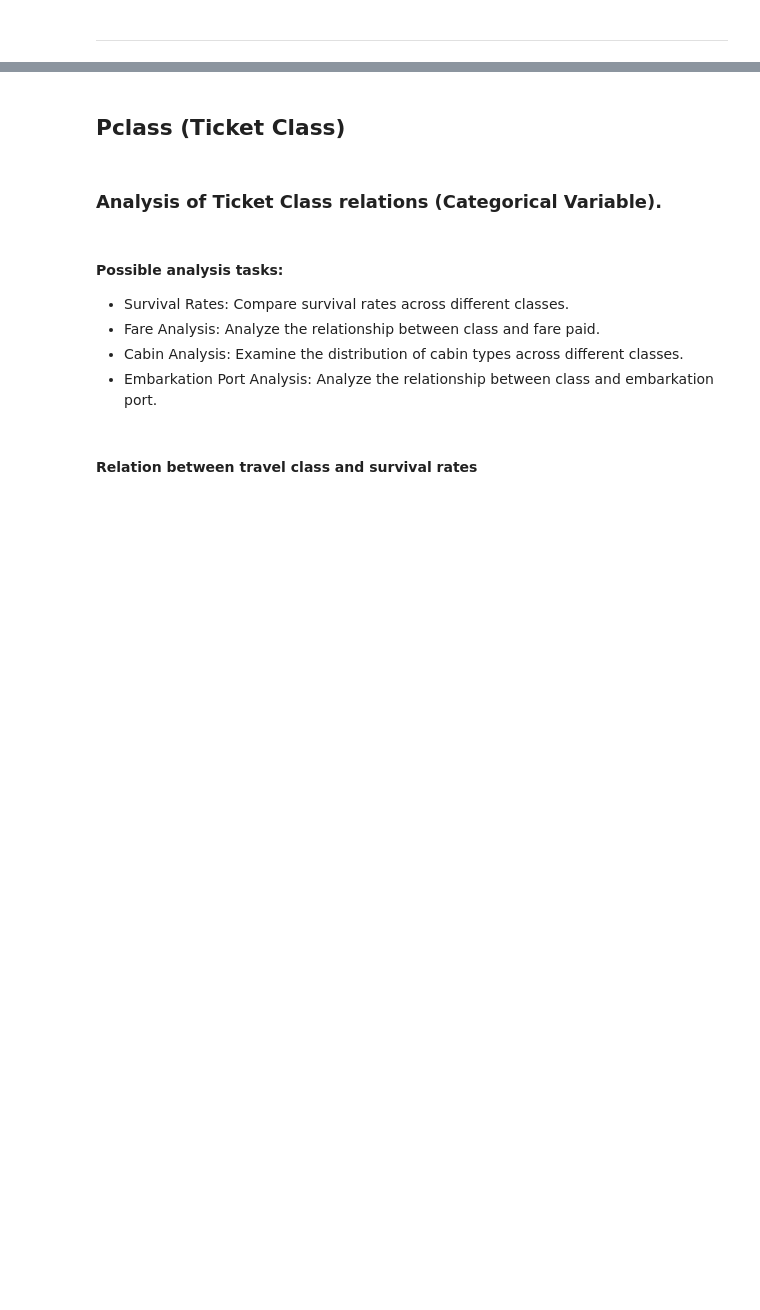
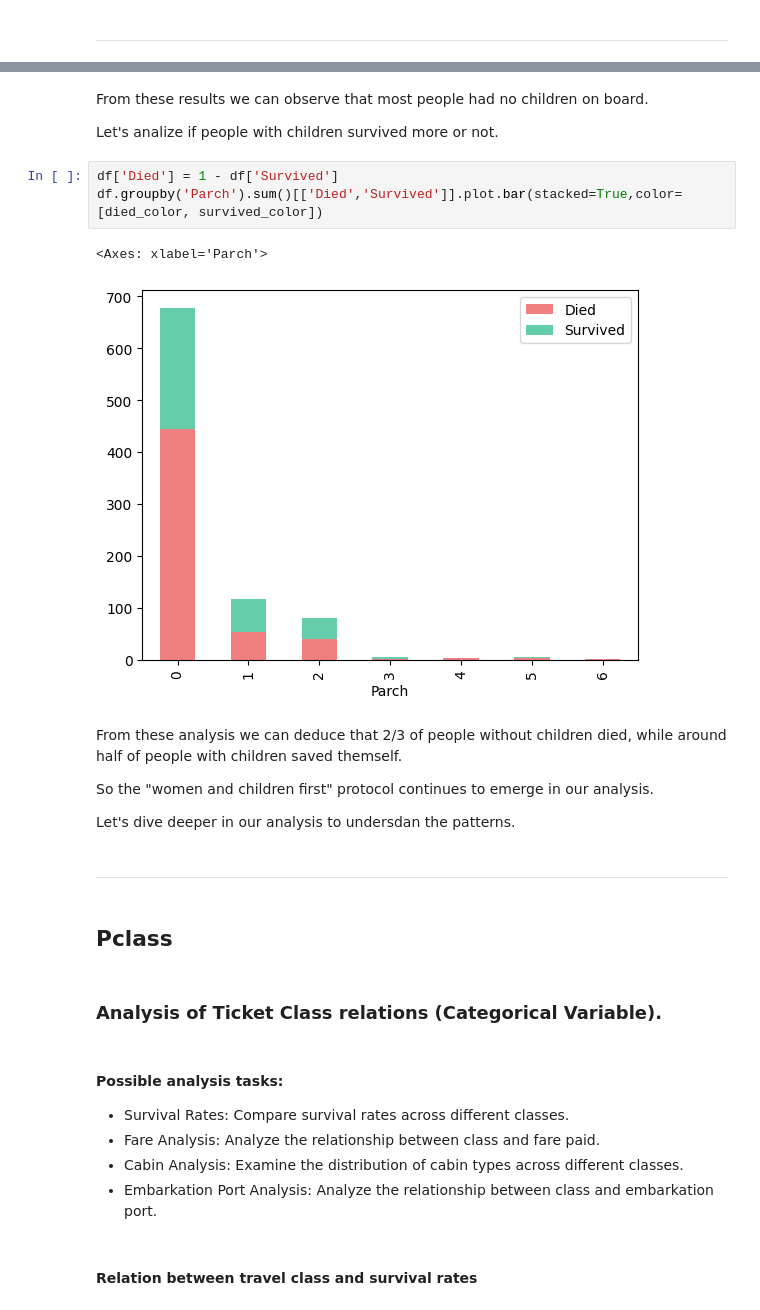
Before and after one commit to davidedigrande/titanic-dataset-eda, a Jupyter notebook: notebook.ipynb, the cells around one changed output, grey strips where cells are left out. Saved outputs shown, nothing was run; the diff lists cells and outputs as text; blank space fills up the shorter version.

Commit message:
'Parch' upgrade for the scheme

```diff
--- a/notebook.ipynb
+++ b/notebook.ipynb
@@ -269,5 +295,23 @@ Historically, the Titanic followed a "women and children first" protocol during
+# %% [markdown]
+From these results we can observe that most people had no children on board.
+
+Let's analize if people with children survived more or not.
+# %%
+df['Died'] = 1 - df['Survived']
+df.groupby('Parch').sum()[['Died','Survived']].plot.bar(stacked=True,color=[died_color, survived_color])
+# %% [output]
+<Axes: xlabel='Parch'>
+[figure, added]
+# %% [markdown]
+From these analysis we can deduce that 2/3 of people without children died, while around half of people with children saved themself.
+
+So the "women and children first" protocol continues to emerge in our analysis.
+
+Let's dive deeper in our analysis to undersdan the patterns.
+# %% [markdown]
+---
 # %% [markdown]
-## Pclass (Ticket Class)
+## Pclass
 # %% [markdown]
 ### Analysis of Ticket Class relations (Categorical Variable).
 # %% [markdown]
```
Also changed, not shown: parts of 5 cells of this notebook.
